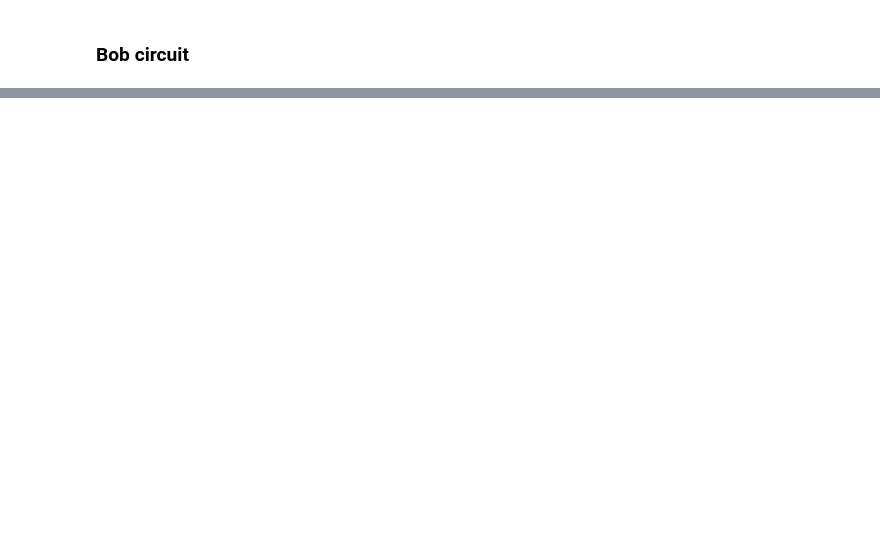
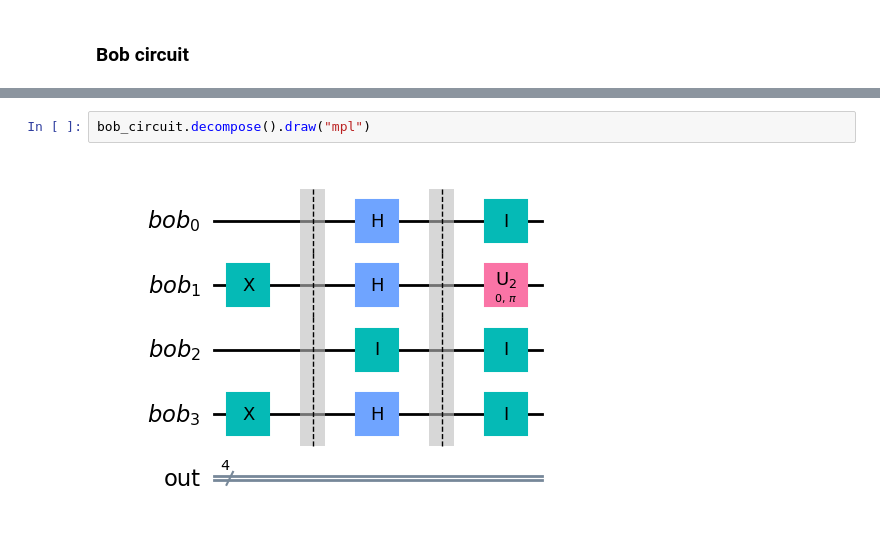
Before and after one commit to Dpbm/quantum, a Jupyter notebook: code/qiskit/QKD/BB84.ipynb, the cells around one changed output, grey strips where cells are left out. Drawn from its saved outputs; the diff is of its cells as text; blank space fills up the shorter version.

```diff
--- a/code/qiskit/QKD/BB84.ipynb
+++ b/code/qiskit/QKD/BB84.ipynb
@@ -68,3 +61,7 @@ bob_circuit.draw("mpl")
+# %%
+bob_circuit.decompose().draw("mpl")
+# %% [output]
+[figure, added]
 # %%
 sim.run(bob_circuit.decompose(), shots=1).result().get_counts()
 # %% [output]
```
Also changed, not shown: parts of 8 cells of this notebook.
